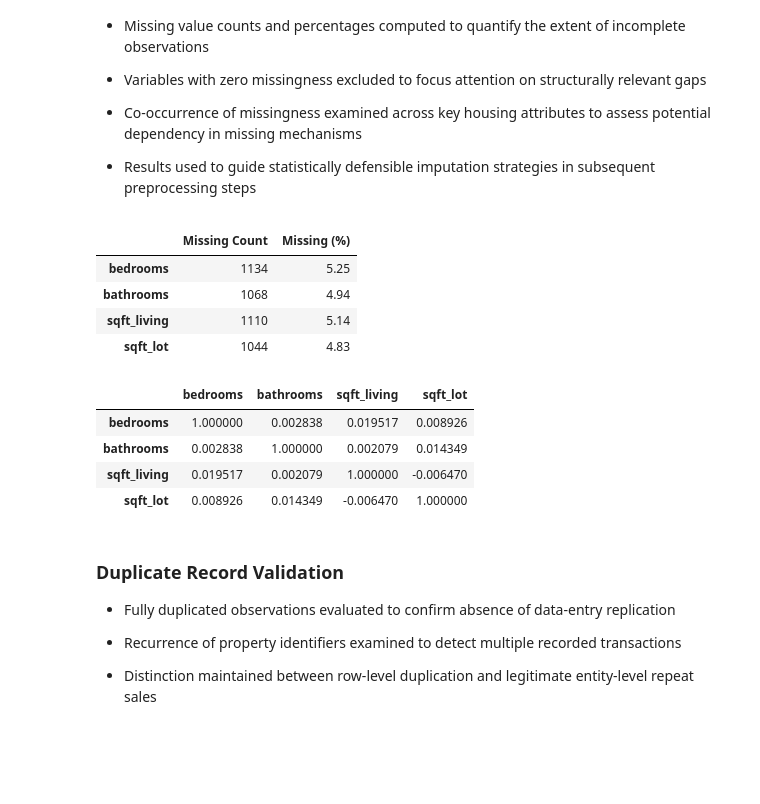
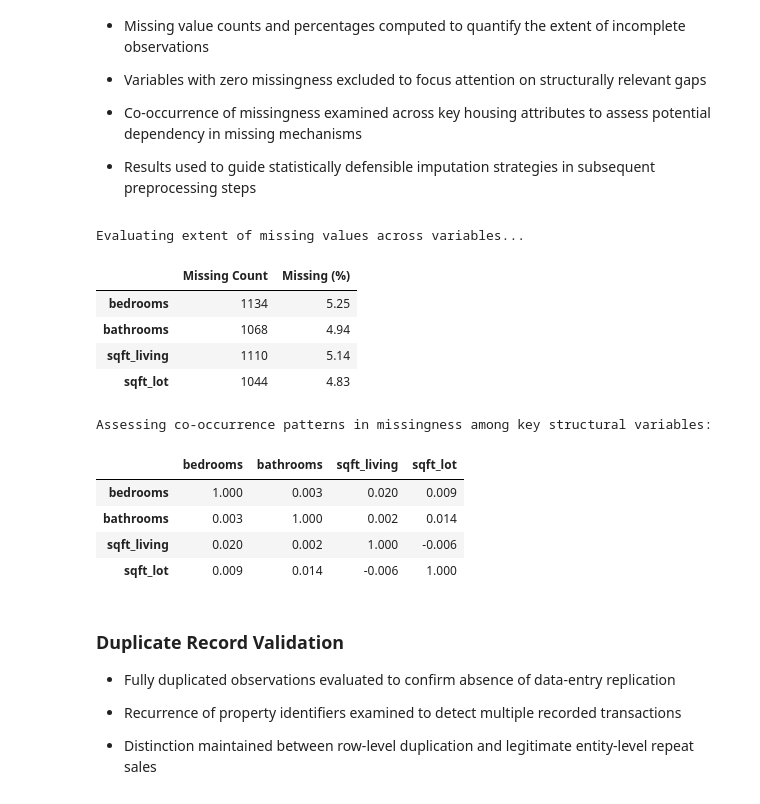
Before and after one commit to jblackman-bit/ads_500b_final_project, a Jupyter notebook: EDA/EDA_Asher.ipynb, the cells around one changed output. Drawn from its saved outputs; the diff is of its cells as text; code cells hidden in the pictures; blank space fills up the shorter version.

```diff
--- a/EDA/EDA_Asher.ipynb
+++ b/EDA/EDA_Asher.ipynb
@@ -95,38 +103,45 @@ def missing_summary(df):
     """
     Generate summary of missing values.
 
     Returns count and percentage of missing observations
     for variables with at least one missing entry.
     """
     na_counts = df.isna().sum()
     na_pct = (df.isna().mean() * 100).round(2)
 
     summary = pd.DataFrame({
         'Missing Count': na_counts,
         'Missing (%)': na_pct
     })
 
     return summary[summary['Missing Count'] > 0]
 
+print("Evaluating extent of missing values across variables...")
 
 # Display missing value summary
 display(missing_summary(df))
 
+print(
+    "\nAssessing co-occurrence patterns in missingness "
+    "among key structural variables:"
+)
 
 # Evaluate co-occurrence of missingness across key variables
 na_corr = df[['bedrooms', 'bathrooms', 'sqft_living', 'sqft_lot']].isna().corr()
-display(na_corr)
+display(na_corr.round(3))
 # %% [output]
+Evaluating extent of missing values across variables...
 |  | Missing Count | Missing (%) |
 | bedrooms | 1134 | 5.25 |
 | bathrooms | 1068 | 4.94 |
 | sqft_living | 1110 | 5.14 |
 | sqft_lot | 1044 | 4.83 |
+Assessing co-occurrence patterns in missingness among key structural variables:
 |  | bedrooms | bathrooms | sqft_living | sqft_lot |
-| bedrooms | 1.000000 | 0.002838 | 0.019517 | 0.008926 |
-| bathrooms | 0.002838 | 1.000000 | 0.002079 | 0.014349 |
-| sqft_living | 0.019517 | 0.002079 | 1.000000 | -0.006470 |
-| sqft_lot | 0.008926 | 0.014349 | -0.006470 | 1.000000 |
+| bedrooms | 1.000 | 0.003 | 0.020 | 0.009 |
+| bathrooms | 0.003 | 1.000 | 0.002 | 0.014 |
+| sqft_living | 0.020 | 0.002 | 1.000 | -0.006 |
+| sqft_lot | 0.009 | 0.014 | -0.006 | 1.000 |
 # %% [markdown]
 ### Duplicate Record Validation
 
```
Also changed, not shown: parts of 14 cells of this notebook.
